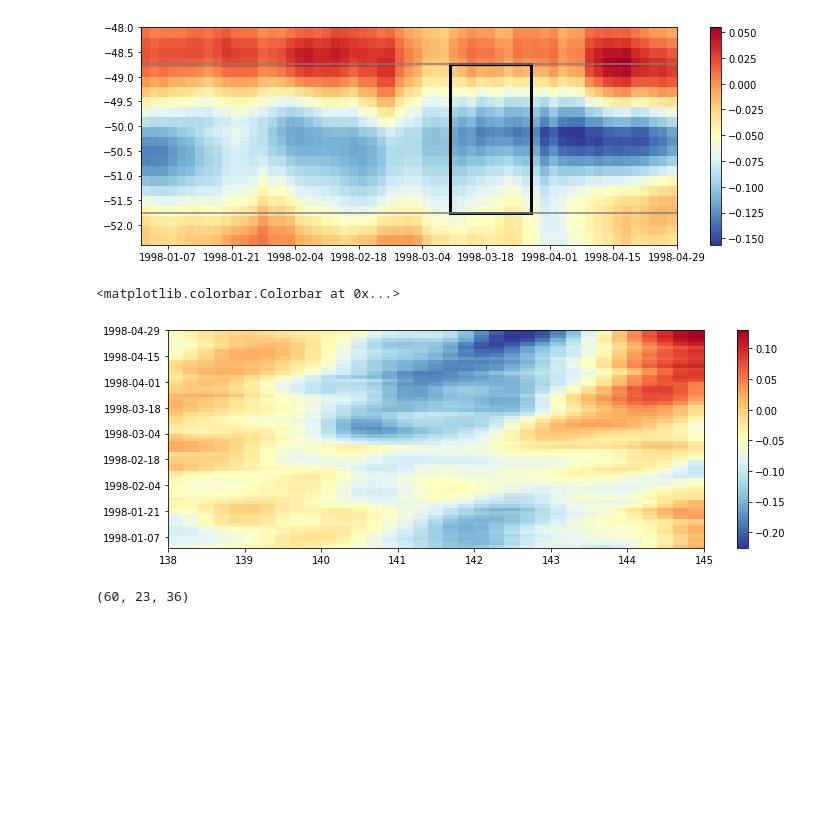
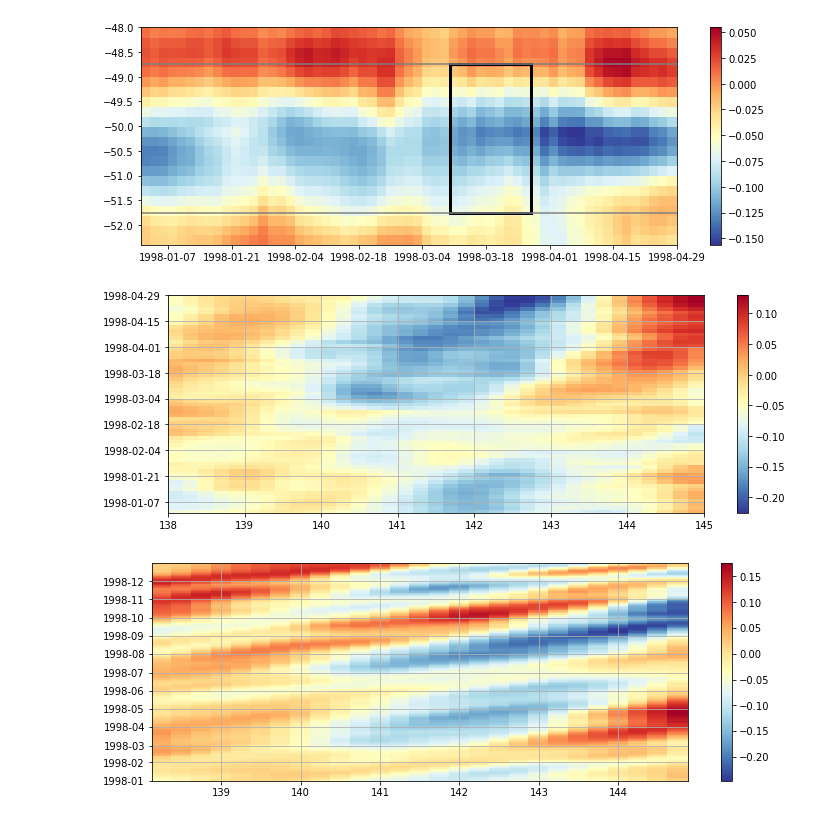
Before and after one commit to janjaapmeijer/phd-public, a Jupyter notebook: notebooks/altimetry.ipynb, the cells around one changed output. Cells and saved outputs as stored; diff of their text form; code cells hidden in the pictures; blank space fills up the shorter version.

Commit message:
Add hovmoller diagram for AVISO whole year 1998 SSH data.

```diff
--- a/notebooks/altimetry.ipynb
+++ b/notebooks/altimetry.ipynb
@@ -69,8 +69,7 @@ bathy = Dataset(os.path.join(datadir, 'external', 'bathymetry', 'bodc_res1min',
                              'GRIDONE_2D_137.0_-52.2_145.0_-48.0.nc'))
 
 # determine time of the voyage
-time = ssh['TIME']
-time = num2date(time[:], time.units)
+time = num2date(ssh['TIME'][:], ssh['TIME'].units)
 begin = datetime.datetime(1998, 3, 10)
 end = datetime.datetime(1998, 3, 28)
 # np.where(time==begin)
@@ -246,16 +241,29 @@ for it in range(len(time)):
 # %%
 fig, ax = plt.subplots(figsize=(12, 4))
 pcol = ax.pcolormesh(ssh['LONGITUDE'][5:41], time, hm, cmap=plt.cm.RdYlBu_r)
 plt.colorbar(pcol)
+plt.grid()
 
 # # plot observation domain
 # ax.fill([tbeg, tend, tend, tbeg], [-51.75, -51.75, -48.75, -48.75], facecolor='none', edgecolor='k', linewidth=3)
 # ax.axhline(-48.75, color='gray')
 # ax.axhline(-51.75, color='gray')
 # %% [output]
-<matplotlib.colorbar.Colorbar at 0x...>
-[figure, old version]
+[figure, new version]
-# %%
-ssh['GSLA'][:,:,5:41].shape
-# %% [output]
-(60, 23, 36)
+# %%
+input_file = os.path.join(datadir, 'external', 'ssh', 'SEALEVEL_GLO_PHY_L4_REP_OBS_137_-52.4_147_-48_199801-199812.nc')
+sl = Dataset(input_file)
+
+time = num2date(sl['time'][:], sl['time'].units)
+
+# for each timestep average latitudinal values from -48.6 - -51.8
+hm = np.ma.masked_all(sl['sla'][:,2:-3,4:-9].shape[0::2])
+for it in range(len(time)):
+    hm[it, :] = np.average(sl['sla'][it,2:-3,4:-9], axis=0)
+
+fig, ax = plt.subplots(figsize=(12, 4))
+pcol = ax.pcolormesh(sl['longitude'][4:-9], time, hm, cmap=plt.cm.RdYlBu_r)
+plt.colorbar(pcol)
+plt.grid()
+# %% [output]
+[figure, added]
```
Also changed, not shown: parts of 7 cells of this notebook.
